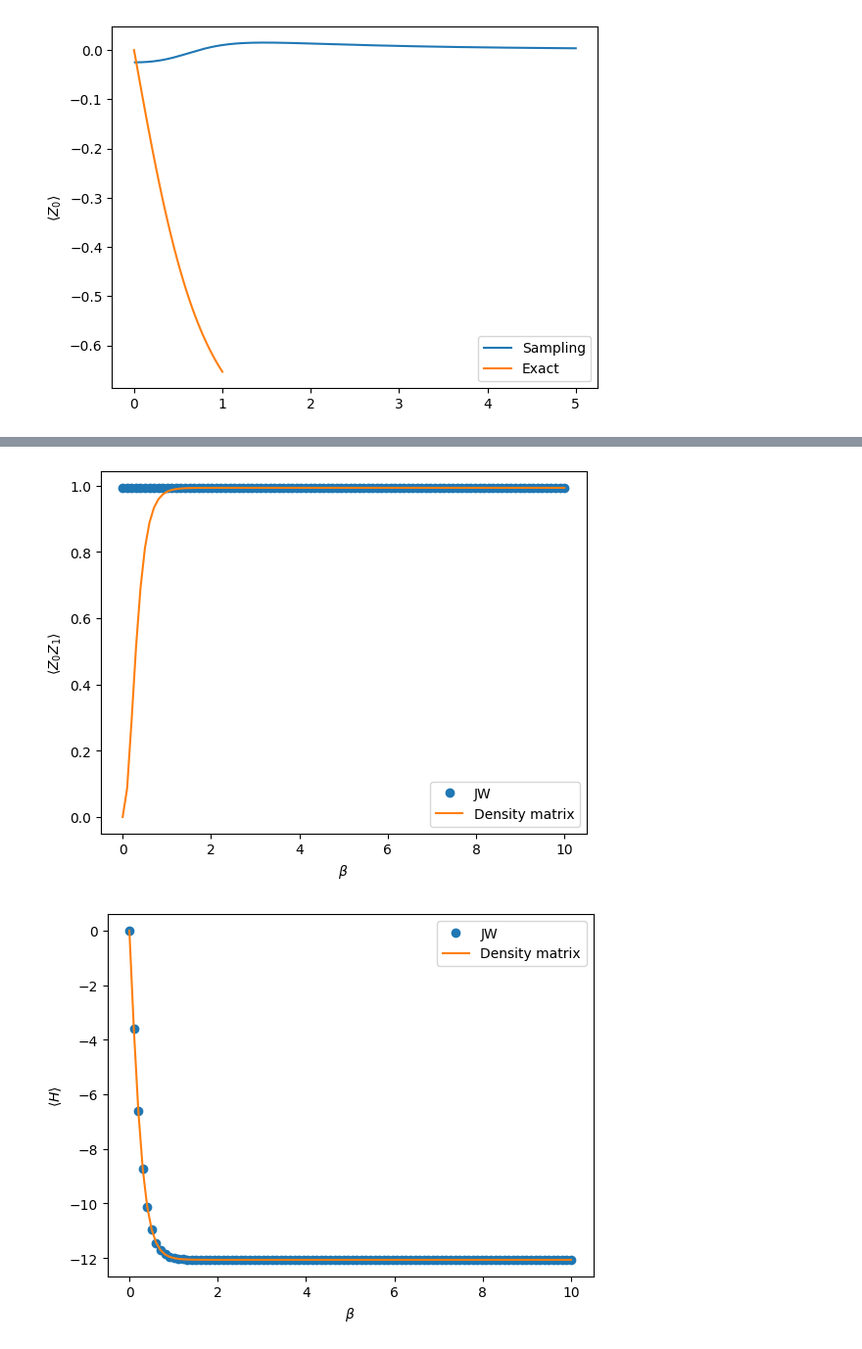
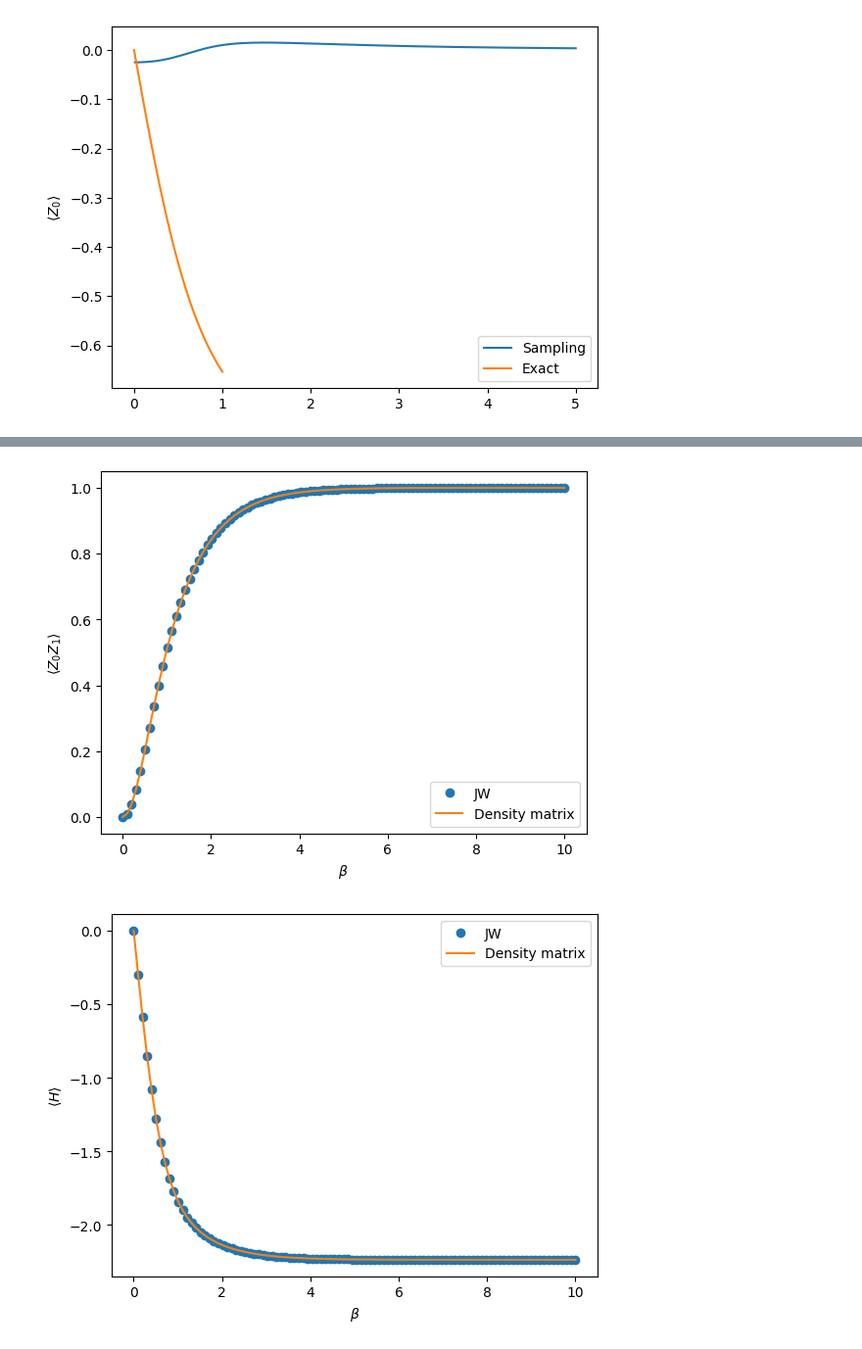
Before and after one commit to wrightjandrew/ImaginaryTimeEvolutionPauliPropagation, a Jupyter notebook: imaginaryTimeEvolution/exactImaginaryEvolution.ipynb, the cells around one changed output, grey strips where cells are left out. Shown at 98% size. Drawn from its saved outputs; the diff is of its cells as text; code cells hidden in the pictures.

```diff
--- a/imaginaryTimeEvolution/exactImaginaryEvolution.ipynb
+++ b/imaginaryTimeEvolution/exactImaginaryEvolution.ipynb
@@ -509,18 +462,35 @@ def zz_correlation(M, beta, i, j):
+# %%
+def zz_correlation(M, beta, i, j):
+    N = M.shape[0] // 2
+    eigvals, eigvecs = np.linalg.eigh(M)
+
+    f = 1 / (np.exp(2*beta * eigvals) + 1)
+    f_diag = np.diag(f)
+
+    Uk = eigvecs[:N, :]
+    Vk = eigvecs[N:, :]
+
+    G = Uk @ f_diag @ Uk.T
+    F = Uk @ f_diag @ Vk.T
+
+    zz = 4*(G[i,i]-0.5)*(G[j,j]-0.5) - 4*G[i,j]*G[j,i] + 4*np.abs(F[i,j])**2
+
+    return zz
 # %%
-nqubits = 4
-J = 0.5
-h = 3.0
+nqubits = 2
+J = 1.0
+h = 1.0
 H_def = sum([-J*X(x)*X(x+1) - h*Z(x) for x in range(nqubits-1)])  - h*Z(nqubits-1)
 H = hamiltonians.SymbolicHamiltonian(H_def).matrix
 
 
-beta = np.linspace(0, 10.0, 100)
+beta = np.linspace(0, 10, 100)
 expectations = np.zeros(len(beta))
 energy_rho = np.zeros(len(beta))
 
 for i in range(len(beta)):
     rho = thermalState(beta[i], H)
-    operator = pauliStr2Matrix(createPauliString(nqubits, [1,2], ['Z','Z']))
+    operator = pauliStr2Matrix(createPauliString(nqubits, [0,1], ['Z','Z']))
     expectations[i] = computeExpectationValue(rho, operator)
     energy_rho[i] = computeExpectationValue(rho, H)
 
@@ -534,10 +504,9 @@ energies, eigenvectors = diagonalize_bdg_matrix(M)
 corr = np.zeros(len(beta))
 energy = np.zeros(len(beta))
 for i in range(len(beta)):
-    corr[i] = zz_correlation(M, beta[i], 1, 2)
+    corr[i] = zz_correlation(M, beta[i], 0, 1)
     n_k = fermi_dirac(energies, 2*beta[i])
     energy[i] = np.sum(energies * (2*n_k-1))
-
 plt.figure()
 plt.plot(beta, corr, 'o', label = 'JW')
 plt.plot(beta, expectations, label = 'Density matrix')
@@ -557,2 +526,2 @@ plt.show()
-[figure, old version]
+[figure, new version]
-[figure, old version]
+[figure, new version]
```
Also changed, not shown: parts of 3 cells of this notebook, 2 other files.
